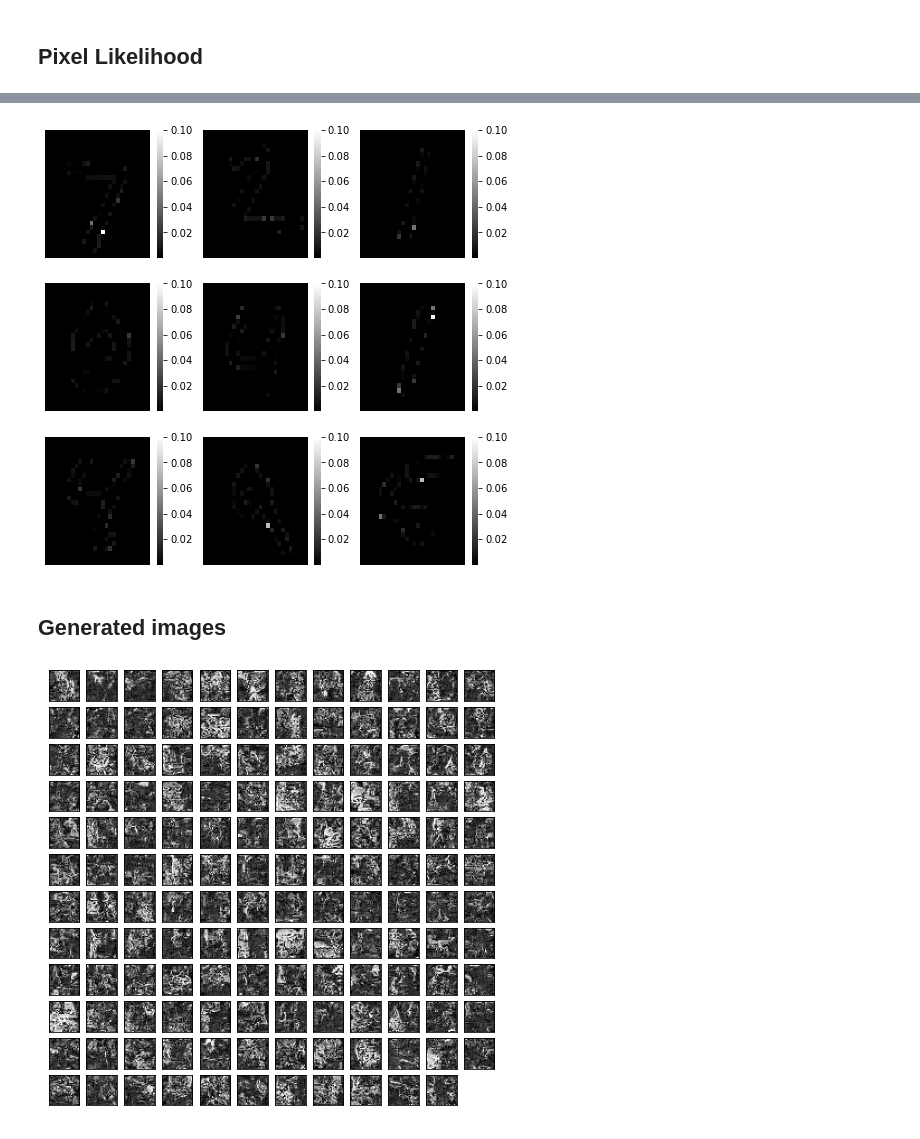
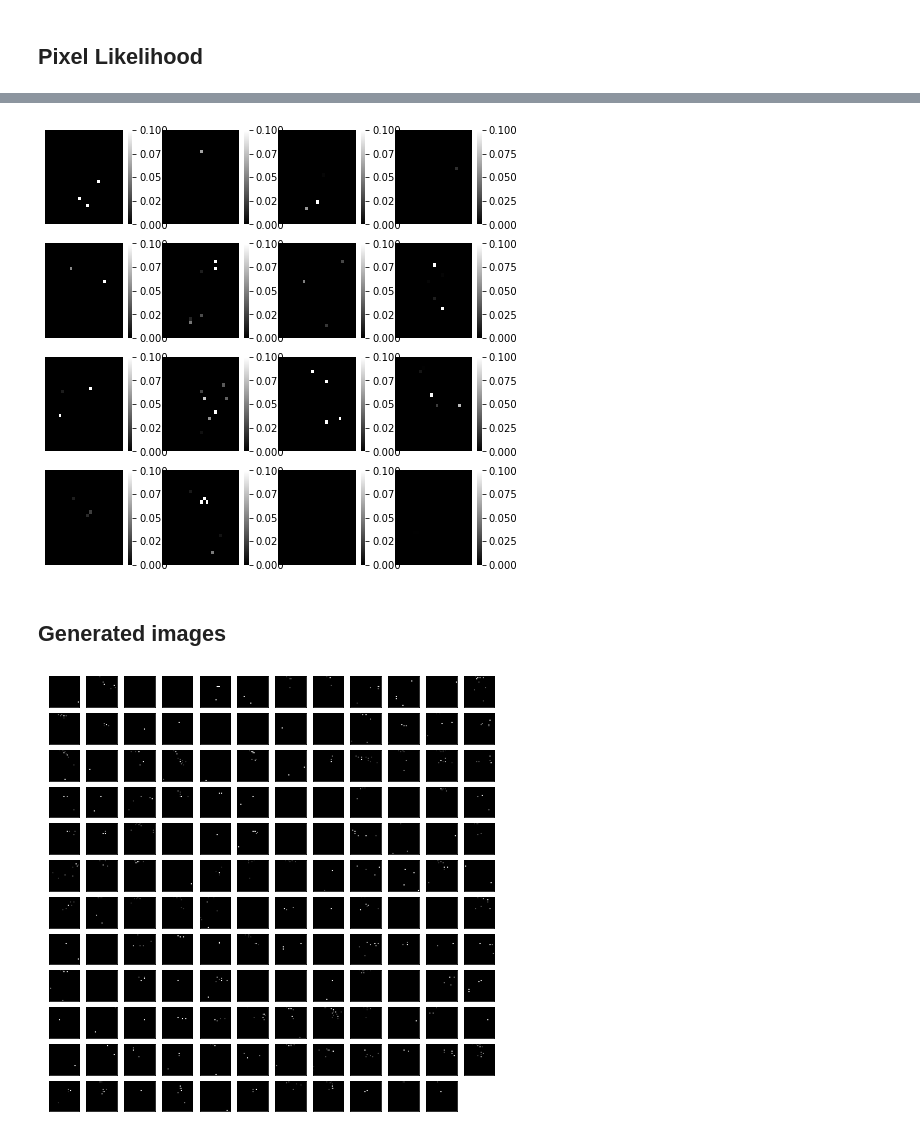
Before and after one commit to kredde/background-masked-generative-models, a Jupyter notebook: notebooks/03-Kristian-AUC-evaluation.ipynb, the cells around one changed output, grey strips where cells are left out. Drawn from its saved outputs; the diff is of its cells as text; code cells hidden in the pictures.

Commit message:
Add autoencoder and fix pixelwise likelihood computation

```diff
--- a/notebooks/03-Kristian-AUC-evaluation.ipynb
+++ b/notebooks/03-Kristian-AUC-evaluation.ipynb
@@ -26,12 +26,11 @@ import torch.nn.functional as F
 device = torch.device("cuda:0" if torch.cuda.is_available() else "cpu")
 seed_everything(42)
 # %%
-experiment_name = 'BgAugPixelCNN_BgSub05_2NORM_BGAUG05_FashionMNIST_1'
-model = BgAugPixelCNN
+experiment_name = 'PixelCNN_BgSub_MSEFg_FashionMNIST_1'
 dataset = FashionMNISTDataModule
 ood_dataset = MNISTDataModule
 # %%
-exp = Experiment(experiment_name, model=PixelCNN, dataset=dataset)
+exp = Experiment(experiment_name)
 # %%
 # exp._setup()
 exp.load()
@@ -104,10 +103,10 @@ fm.setup()
 fm_test = fm.test_dataloader()
 draw_likelihood_plot(fm_test, exp.model)
 # %% [output]
-[figure, old version]
+[figure, new version]
 # %% [markdown]
 ## Generated images
 # %%
-generate_images(exp.model)
+generate_images(exp.model, channels=exp.model.in_channels)
 # %% [output]
-[figure, old version]
+[figure, new version]
```
Also changed, not shown: parts of 6 cells of this notebook, 6 other files.
